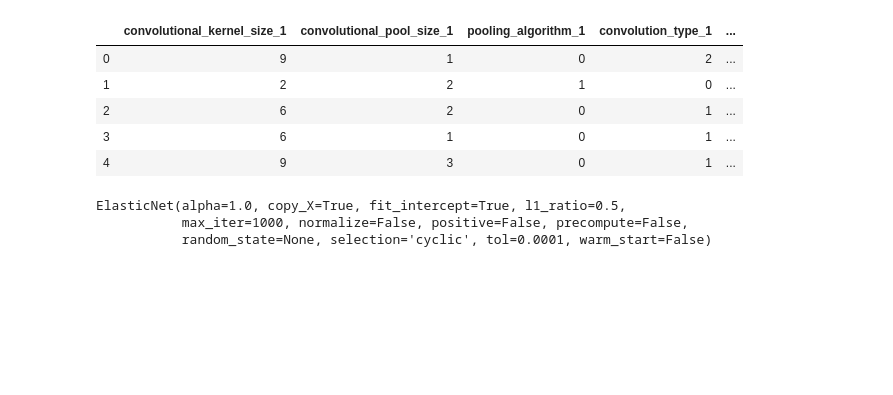
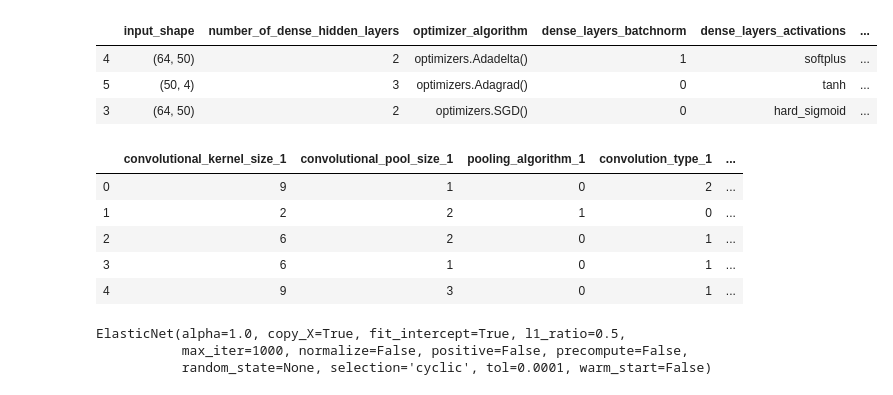
Before and after one commit to tristan00/sports_predictor, a Jupyter notebook: nba/nn_tracking.ipynb, the cells around one changed output. Cells and saved outputs as stored; diff of their text form; code cells hidden in the pictures; blank space fills up the shorter version.

```diff
--- a/nba/nn_tracking.ipynb
+++ b/nba/nn_tracking.ipynb
@@ -24,3 +32,11 @@ df.sort_values('accuracy', ascending = False).replace(False, 0).replace(True, 1)
+# %%
+df = pd.concat([pd.read_csv(i) for i in glob.glob('/media/td/Samsung_T5/sports/nba/nn_architectures*')])
+df[df['model_type'] == 'dnn'].sort_values('accuracy', ascending = False).replace(False, 0).replace(True, 1).head(20)
+# %% [output]
+|  | input_shape | number_of_dense_hidden_layers | optimizer_algorithm | dense_layers_batchnorm | dense_layers_activations | ... |
+| 4 | (64, 50) | 2 | optimizers.Adadelta() | 1 | softplus | ... |
+| 5 | (50, 4) | 3 | optimizers.Adagrad() | 0 | tanh | ... |
+| 3 | (64, 50) | 2 | optimizers.SGD() | 0 | hard_sigmoid | ... |
 # %%
 
 df = df.fillna(-1)
```
Also changed, not shown: parts of 3 cells of this notebook, 1 other file.
